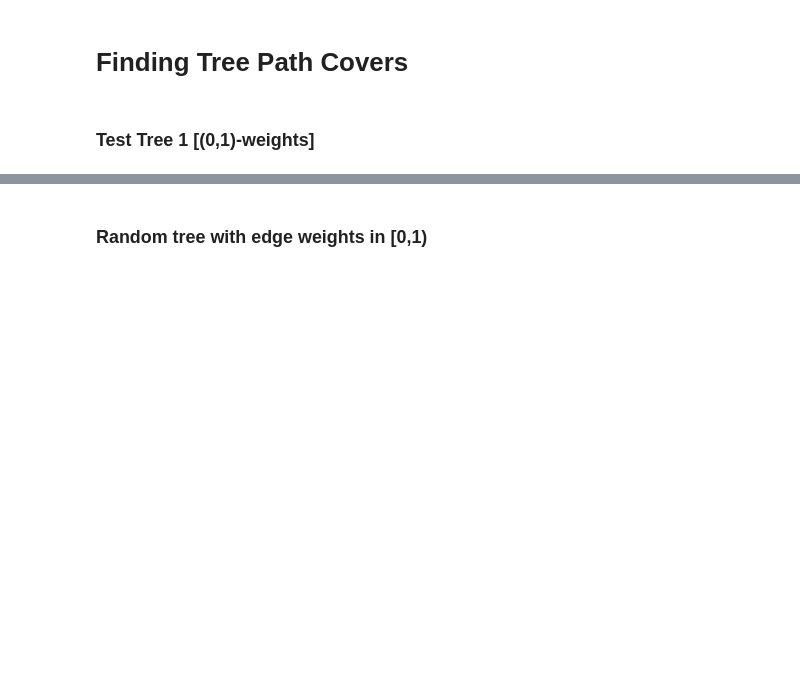
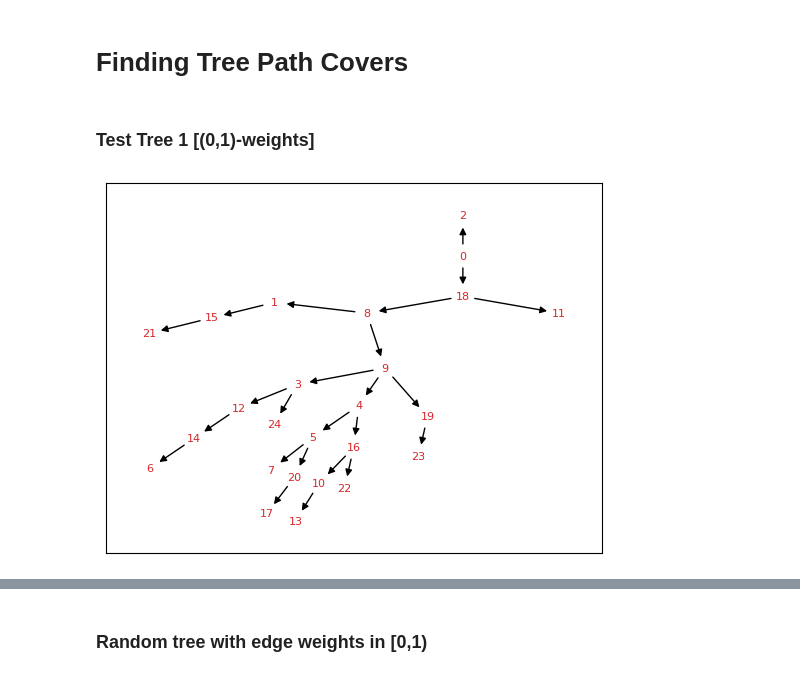
Before and after one commit to JulesGB/MeanFieldLastPassagePercolation, a Jupyter notebook: tree_cover.ipynb, the cells around one changed output, grey strips where cells are left out. Cells and saved outputs as stored; diff of their text form; code cells hidden in the pictures; blank space fills up the shorter version.

```diff
--- a/tree_cover.ipynb
+++ b/tree_cover.ipynb
@@ -27,4 +27,8 @@ def draw_tree(tree, layout, draw_path=True):
 ### Test Tree 1 [(0,1)-weights]
 # %%
 test_tree = nx.read_graphml('test1.graphml', node_type=int)
+# %%
+draw_tree(test_tree, hierarchyc_pos(test_tree, 0), draw_path=False)
+# %% [output]
+[figure, added]
 # %%
```
Also changed, not shown: parts of 8 cells of this notebook.
